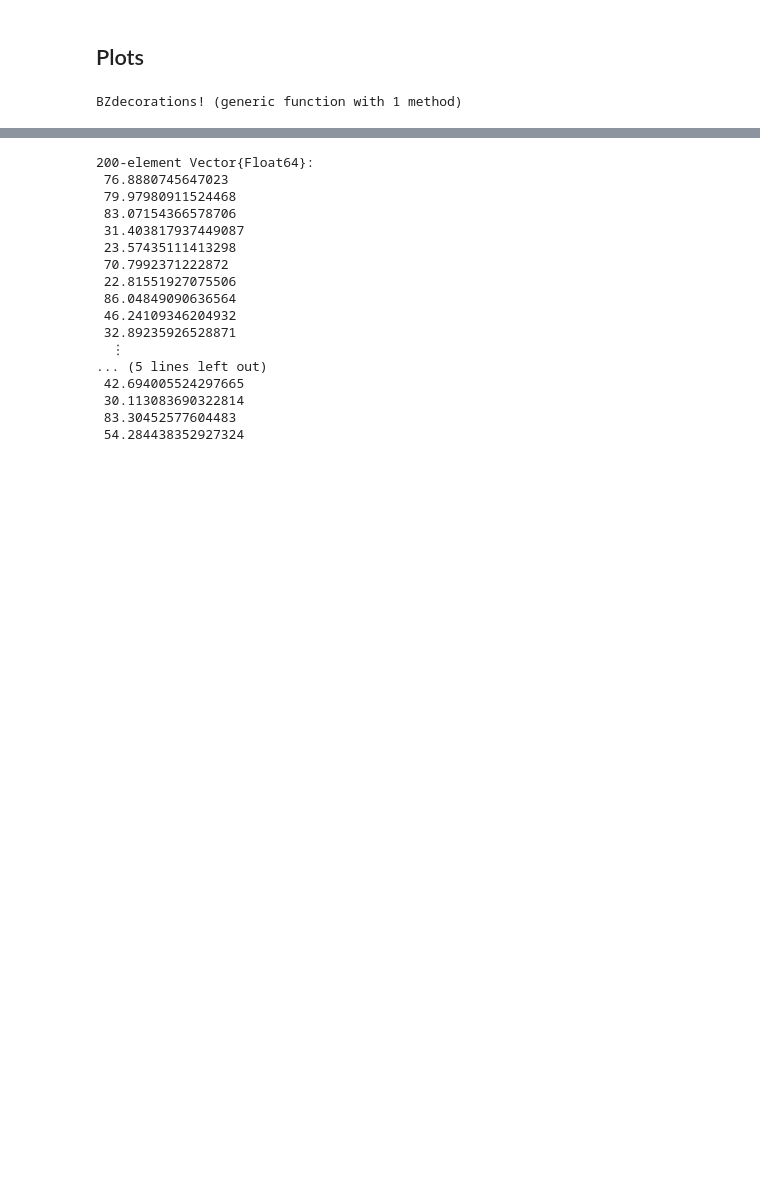
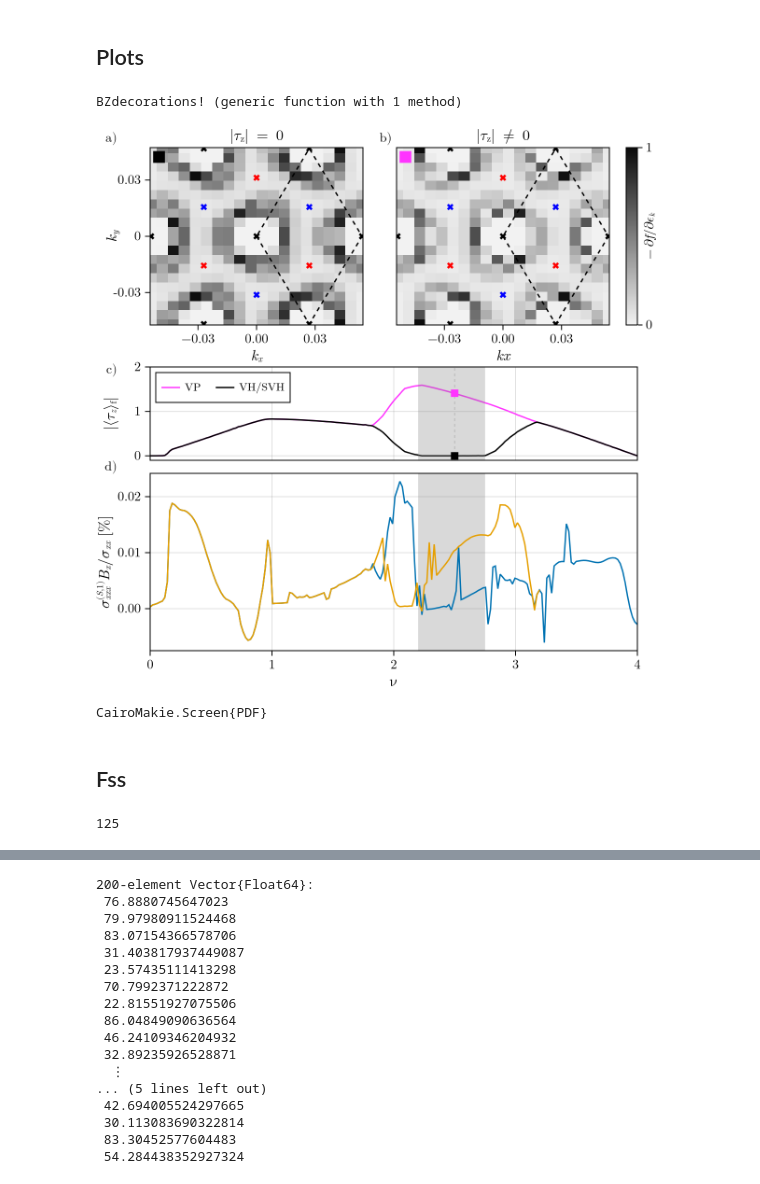
Before and after one commit to fernandopenaranda/LMC, a Jupyter notebook: src/Paper/Figure_TBG.ipynb, the cells around one changed output, grey strips where cells are left out. Cells and saved outputs as stored; diff of their text form; code cells hidden in the pictures; blank space fills up the shorter version.

```diff
--- a/src/Paper/Figure_TBG.ipynb
+++ b/src/Paper/Figure_TBG.ipynb
@@ -64,16 +64,19 @@ pimported = ParamsHF(paramsHF(1.05, 1,  1),
     twovalleystwospins= l.twovalleystwospins[1]);
 # %%
 # HYP Drudes:
-drude_vec = [4637376]
+drude_vec = [4663708,4663506,4637376]
 # HYP LMC: [ 4616767, 4617898 , 4618700,  4619343]
-lmc_vec = [4658685,4657197, 4656436, 4652639,4651517,4650903,4650379,4649541,4648753]
+lmc_vec = [4663298, 4662818, 4659748,4658685,4657197, 4656436, 4652639,4651517,4650903,4650379,4649541,4648753]
 
 #out put response calculations
 drudePID = drude_vec[1]#4619927#4612639 #4604805
-lmcPID = lmc_vec[1]
+qahlmcPID = 4677493 #4674849
+vplmcPID = 4677674 #4674611#4667654
 
 drudepath = "/Users/fernandopenaranda/Documents/Work/PostdocDonosti/Packages/LMC/src/Paper/ClusterTBG/output/LMC/$(drudePID)_merged_data.jld"
 drudepresetpath = "/Users/fernandopenaranda/Documents/Work/PostdocDonosti/Packages/LMC/src/Paper/ClusterTBG/output/LMC/$(drudePID)_merged_presets.jld"
-lmcpath = "/Users/fernandopenaranda/Documents/Work/PostdocDonosti/Packages/LMC/src/Paper/ClusterTBG/output/LMC/$(lmcPID)_merged_data.jld"
-lmcpresetpath = "/Users/fernandopenaranda/Documents/Work/PostdocDonosti/Packages/LMC/src/Paper/ClusterTBG/output/LMC/$(lmcPID)_merged_presets.jld"
+qahlmcpath = "/Users/fernandopenaranda/Documents/Work/PostdocDonosti/Packages/LMC/src/Paper/ClusterTBG/output/LMC/$(qahlmcPID)_merged_data.jld"
+qahlmcpresetpath = "/Users/fernandopenaranda/Documents/Work/PostdocDonosti/Packages/LMC/src/Paper/ClusterTBG/output/LMC/$(qahlmcPID)_merged_presets.jld"
+vplmcpath = "/Users/fernandopenaranda/Documents/Work/PostdocDonosti/Packages/LMC/src/Paper/ClusterTBG/output/LMC/$(vplmcPID)_merged_data.jld"
+vplmcpresetpath = "/Users/fernandopenaranda/Documents/Work/PostdocDonosti/Packages/LMC/src/Paper/ClusterTBG/output/LMC/$(vplmcPID)_merged_presets.jld"
 # %% [output]
@@ -257,3 +369,20 @@ function BZdecorations!(p, ax)
 end
 # %% [output]
 BZdecorations! (generic function with 1 method)
+# %%
+fig = lat_tbg_figure(drudepresetpath, drudepath, qahlmcpresetpath, qahlmcpath, vplmcpresetpath, vplmcpath)
+# %% [output]
+[figure, added]
+# %%
+v = "v1"
+save("/Users/fernandopenaranda/Documents/Work/PostdocDonosti/Packages/LMC/src/Paper/Figures/Figurelmctbg$(v).pdf", fig)
+# %% [output]
+CairoMakie.Screen{PDF}
+# %% [markdown]
+## Fss
+# %%
+T = 2
+νval = 2.5
+it = argmin(abs.(s.ns .- νval))
+# %% [output]
+125
```
Also changed, not shown: parts of 20 cells of this notebook, 31 other files.
